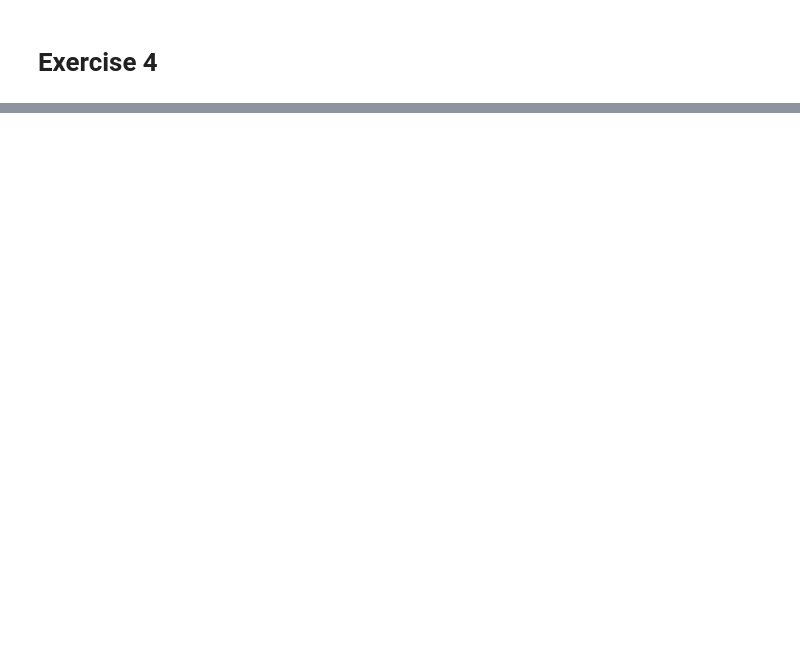
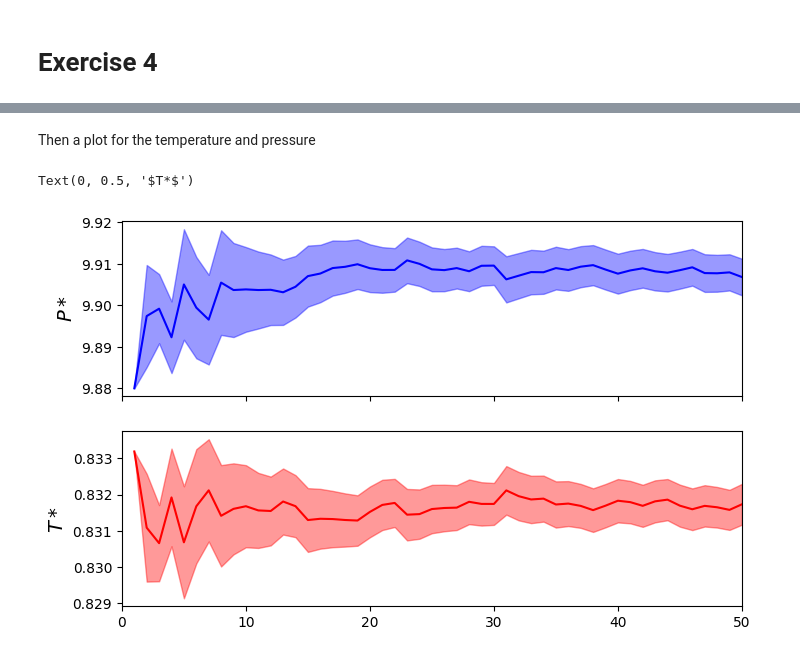
Before and after one commit to Giac97/Simulazione-Numerica, a Jupyter notebook: notebooks/Exercise 4/Exercise 4 - Analysis.ipynb, the cells around one changed output, grey strips where cells are left out. Cells and saved outputs as stored; diff of their text form; code cells hidden in the pictures; blank space fills up the shorter version.

```diff
--- a/notebooks/Exercise 4/Exercise 4 - Analysis.ipynb
+++ b/notebooks/Exercise 4/Exercise 4 - Analysis.ipynb
@@ -19,0 +50,16 @@ plt.errorbar(block, press_solid, err_press_solid, color = "k", elinewidth = 1,li
+# %% [markdown]
+Then a plot for the temperature and pressure
+# %%
+fig, axs = plt.subplots(2, sharex = True, figsize = (8, 5))
+axs[0].plot(blck, pressblck, c = "b")
+axs[0].fill_between(blck, pressblck-presserr, pressblck+presserr, alpha = 0.4, edgecolor ="b", facecolor = "b")
+axs[0].set_xlim((0,50))
+axs[0].set_ylabel(r"$P*$", fontsize = 14)
+
+axs[1].plot(blck, tempblck, c = "r")
+axs[1].fill_between(blck, tempblck-temperr, tempblck+temperr, alpha = 0.4, edgecolor ="r", facecolor = "r")
+axs[1].set_xlim((0,50))
+axs[1].set_ylabel(r"$T*$", fontsize = 14)
+# %% [output]
+Text(0, 0.5, '$T*$')
+[figure, added]
```
Also changed, not shown: parts of 20 cells of this notebook.
